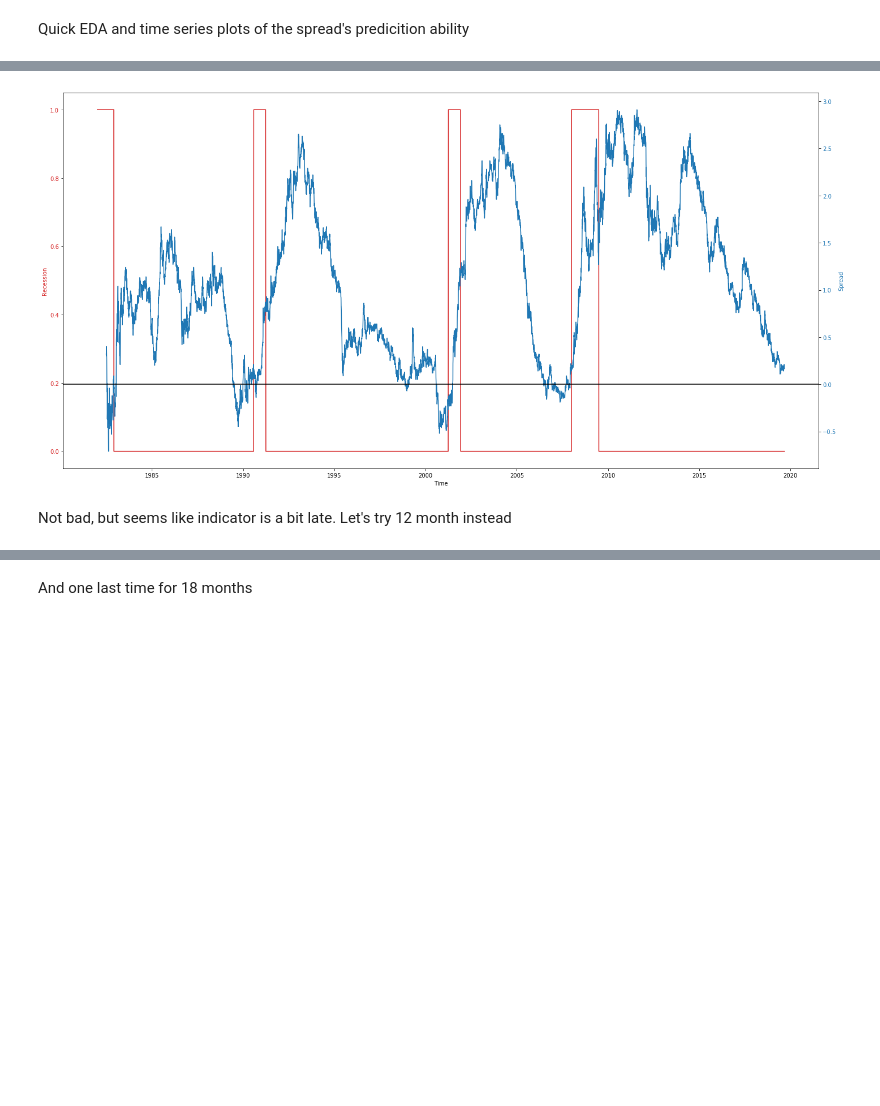
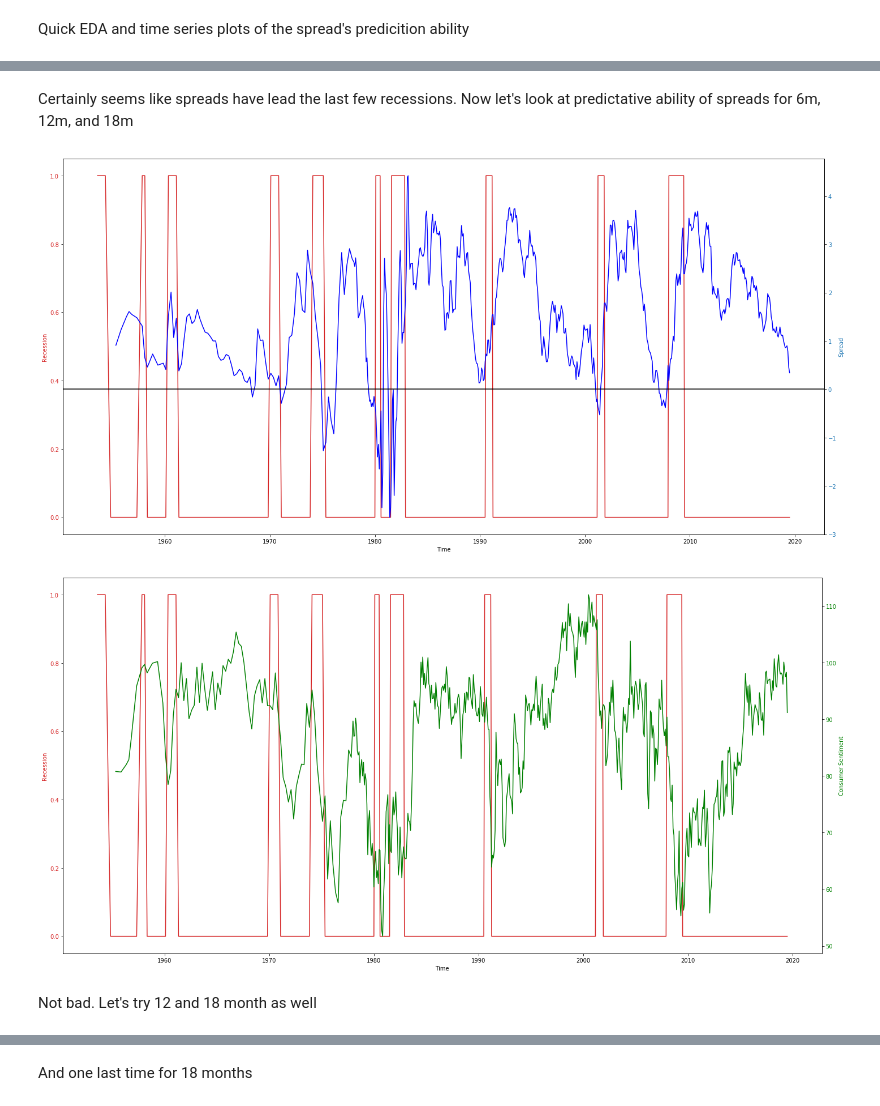
Before and after one commit to nick-cochrane/Project-5, a Jupyter notebook: Project 5 MVP.ipynb, the cells around one changed output, grey strips where cells are left out. Saved outputs shown, nothing was run; the diff lists cells and outputs as text; code cells hidden in the pictures; blank space fills up the shorter version.

Commit message:
Consumer Sentiment Update

```diff
--- a/Project 5 MVP.ipynb
+++ b/Project 5 MVP.ipynb
@@ -22,6 +39,9 @@ fred_data.columns = ['Date', '10Y-2Y','10Y-3M','Recession']
 # %%
 fred_data.dropna(inplace = True)
 df = fred_data.copy()
+df.reset_index(drop = True, inplace = True)
+# %%
+df['10Y-3M'] = df['10_Year'] - df['3_Month']
 # %%
 df.head(5)
 # %% [output]
@@ -38,15 +58,14 @@ Have to shift yield spreads forward a certain amount of time to see if spreads h
 into future
 
 Let's start with 6 months, 12 months, and 18 months
-# %%
-#Year has roughly 250 trading days
-df['10Y-2Y 6M Forward'] = df.loc[:,'10Y-2Y'].shift(periods=125)
-df['10Y-2Y 12M Forward'] = df.loc[:,'10Y-2Y'].shift(periods=250)
-df['10Y-2Y 18M Forward'] = df.loc[:,'10Y-2Y'].shift(periods=375)
-
-df['10Y-3M 6M Forward'] = df.loc[:,'10Y-3M'].shift(periods=125)
-df['10Y-3M 12M Forward'] = df.loc[:,'10Y-3M'].shift(periods=250)
-df['10Y-3M 18M Forward'] = df.loc[:,'10Y-3M'].shift(periods=375)
+# %%
+df['10Y-3M 6M Forward'] = df.loc[:,'10Y-3M'].shift(periods=6)
+df['10Y-3M 12M Forward'] = df.loc[:,'10Y-3M'].shift(periods=12)
+df['10Y-3M 18M Forward'] = df.loc[:,'10Y-3M'].shift(periods=18)
+
+df['C Sentiment 6M Forward'] = df.loc[:,'Consumer Sentiment'].shift(periods=6)
+df['C Sentiment 12M Forward'] = df.loc[:,'Consumer Sentiment'].shift(periods=12)
+df['C Sentiment 18M Forward'] = df.loc[:,'Consumer Sentiment'].shift(periods=18)
 # %%
 df.head(5)
 # %% [output]
@@ -77,26 +128,46 @@ plt.plot(df['Date'], df['Recession']);
+# %% [markdown]
+Certainly seems like spreads have lead the last few recessions. Now let's look at predictative ability of spreads for 6m, 12m, and 18m
 # %%
 fig, ax1 = plt.subplots(figsize=(20,10))
 
 color = 'tab:red'
 ax1.set_xlabel('Time')
 ax1.set_ylabel('Recession', color=color)
 ax1.plot(df['Date'], df['Recession'], color=color)
 ax1.tick_params(axis='y', labelcolor=color)
 
 ax2 = ax1.twinx()
 
 color = 'tab:blue'
 ax2.set_ylabel('Spread', color=color)
-ax2.plot(df['Date'], df['10Y-2Y 6M Forward'], color=color)
+ax2.plot(df['Date'], df['10Y-3M 6M Forward'], color='blue')
 ax2.tick_params(axis='y', labelcolor=color)
 
 fig.tight_layout()
 plt.axhline(0, color="black")
+plt.show()
+
+fig2, ax3 = plt.subplots(figsize=(20,10))
+color = 'tab:red'
+ax3.set_xlabel('Time')
+ax3.set_ylabel('Recession', color=color)
+ax3.plot(df['Date'], df['Recession'], color=color)
+ax3.tick_params(axis='y', labelcolor=color)
+
+ax4 = ax3.twinx()
+
+color = 'tab:blue'
+ax4.set_ylabel('Consumer Sentiment', color='green')
+ax4.plot(df['Date'], df['C Sentiment 6M Forward'], color='green')
+ax4.tick_params(axis='y', labelcolor='green')
+
+fig2.tight_layout()
 plt.show();
 # %% [output]
-[figure, old version]
+[figure, new version]
+[figure, added]
 # %% [markdown]
-Not bad, but seems like indicator is a bit late. Let's try 12 month instead
+Not bad. Let's try 12 and 18 month as well
 # %%
 fig, ax1 = plt.subplots(figsize=(20,10))
 
```
Also changed, not shown: parts of 35 cells of this notebook.
